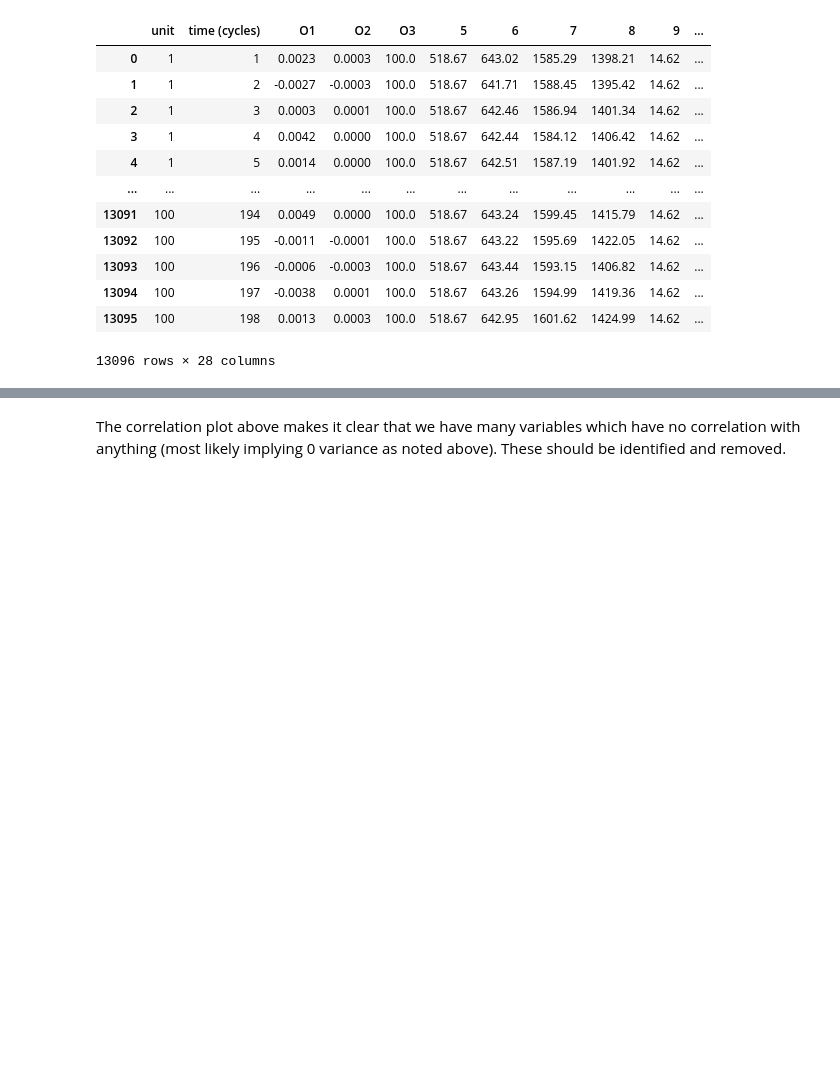
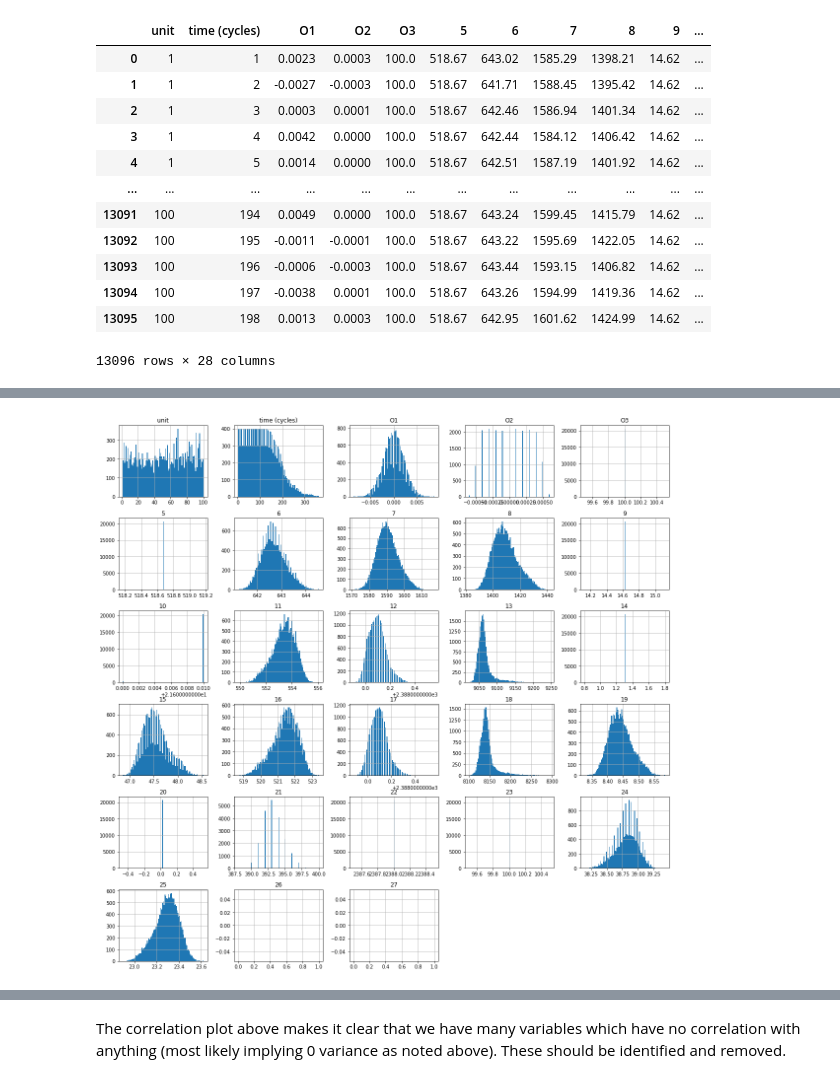
Before and after one commit to smacintyreR/sie-2021, a Jupyter notebook: siemens-ds-coding-test/SE - Task 2 - Code.ipynb, the cells around one changed output, grey strips where cells are left out. Drawn from its saved outputs; the diff is of its cells as text; code cells hidden in the pictures; blank space fills up the shorter version.

```diff
--- a/siemens-ds-coding-test/SE - Task 2 - Code.ipynb
+++ b/siemens-ds-coding-test/SE - Task 2 - Code.ipynb
@@ -138,0 +143,5 @@ df_train.describe()
+# %%
+# Distributions of different variables
+df_train.hist(bins = 100, figsize=(20,20));
+# %% [output]
+[figure, added]
```
Also changed, not shown: parts of 84 cells of this notebook, 1 other file.
